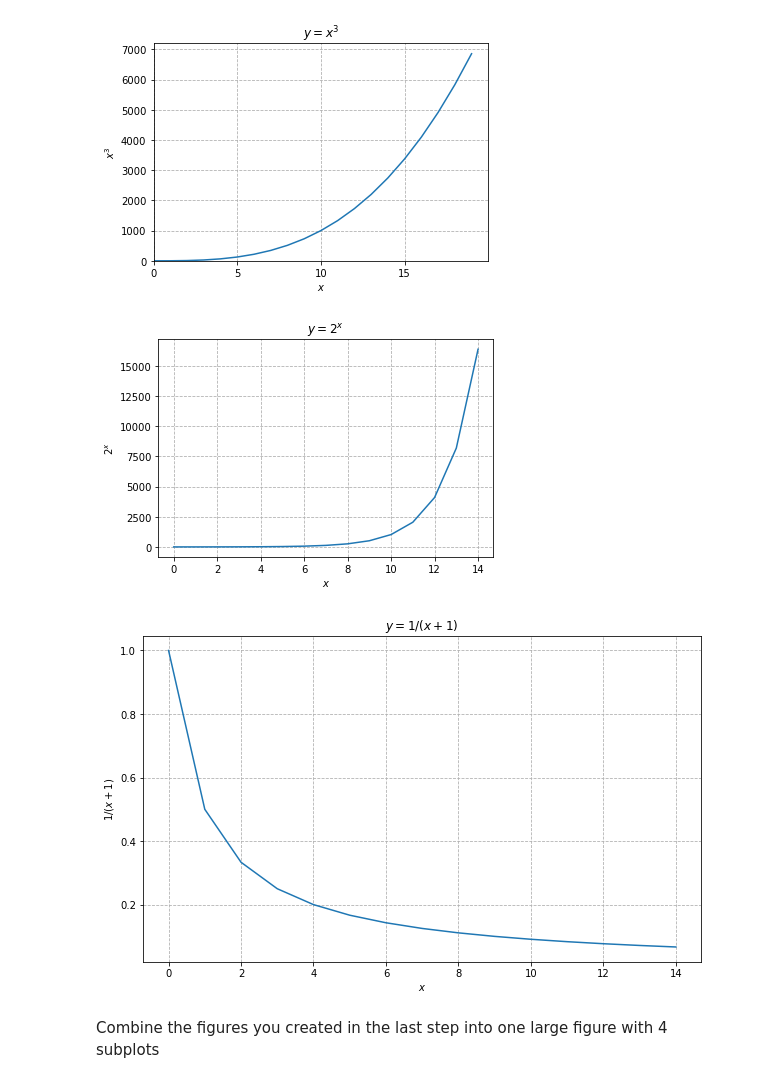
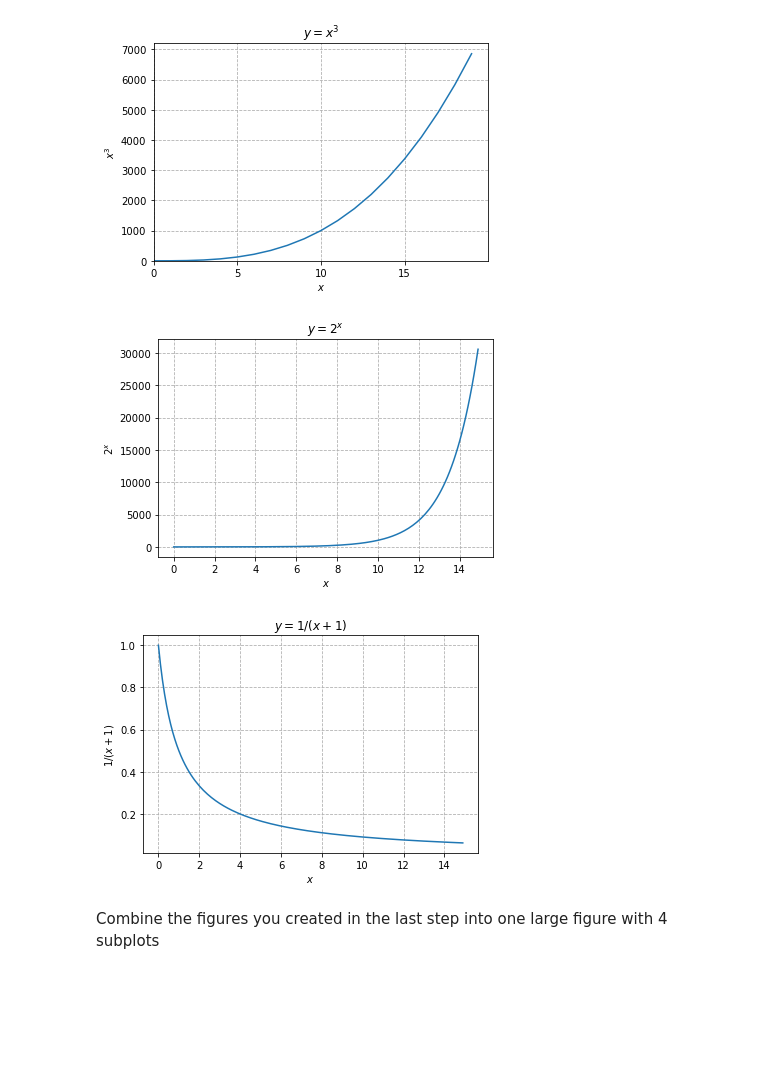
Before and after one commit to CodeupClassroom/hopper-data-science-libraries, a Jupyter notebook: matplotlib_exercise_solutions.ipynb, the cells around one changed output. Drawn from its saved outputs; the diff is of its cells as text; code cells hidden in the pictures; blank space fills up the shorter version.

```diff
--- a/matplotlib_exercise_solutions.ipynb
+++ b/matplotlib_exercise_solutions.ipynb
@@ -38,12 +44,14 @@ $y=2^x$
 
 You can use functions from the math module to help implement some of the equations above.
 # %%
-x = range(0,100)
-y = [math.sqrt(n) for n in x]
+# generate data
+x1 = range(0,100)
+y1 = [math.sqrt(n) for n in x1]
 
-plt.plot(x,y)
+# plot the data
+plt.plot(x1,y1)
 
-
+# customize the chart
 plt.title('$ y = \sqrt{x}$')
 plt.xlabel('$x$')
 plt.ylabel('$\sqrt{x}$')
@@ -54,12 +62,14 @@ plt.grid(True, ls = '--');
 # %% [output]
 [figure]
 # %%
-x = range(0,20)
-y = [n**3 for n in x]
+# generate data
+x2 = range(0,20)
+y2 = [n**3 for n in x2]
 
-plt.plot(x,y)
+#plot data
+plt.plot(x2,y2)
 
-
+#customize the chart
 plt.title('$ y = x^3$')
 plt.xlabel('$x$')
 plt.ylabel('$x^3$')
@@ -70,46 +80,44 @@ plt.grid(True, ls = '--');
 # %% [output]
 [figure]
 # %%
-x = range(0,15)
-y = [2 ** n for n in x]
+# generate data
+x3 = [x * 0.1 for x in range(0,150)]
+y3 = [2 ** n for n in x3]
 
-plt.plot(x,y)
+# plot data
+plt.plot(x3,y3)
 
-
+#customize the chart
 plt.title('$ y = 2^x$')
 plt.xlabel('$x$')
 plt.ylabel('$2^x$')
 plt.grid(True, ls = '--');
 # %% [output]
-[figure, old version]
+[figure, new version]
 # %%
-#specify range of x values
-x = range(0,15)
+# specify range of x values
+x4 = [x * 0.1 for x in range(0,150)]
+y4 = [1/(n+1) for n in x4]
 
 
-y = [1/(n+1) for n in x]
-
-
-plt.figure(figsize = (10,6))
-
 # plot the data
-plt.plot(x,y)
+plt.plot(x4,y4)
 
 
 # Customize the plot
 # Add title
 plt.title('$ y = 1/(x+1)$')
 
 # Add x and y labels
 plt.xlabel('$x$')
 plt.ylabel('$1/(x+1)$')
 
 
 plt.grid(True, ls = '--')
 
 plt.show()
 # %% [output]
-[figure, old version]
+[figure, new version]
 # %% [markdown]
 Combine the figures you created in the last step into one large figure with 4 subplots
 # %%
```
Also changed, not shown: parts of 4 cells of this notebook.
